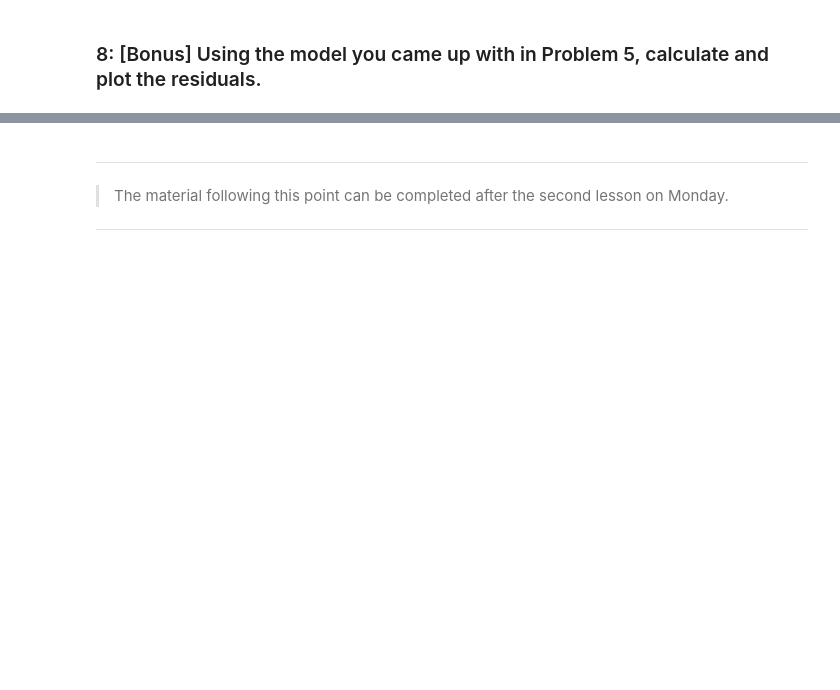
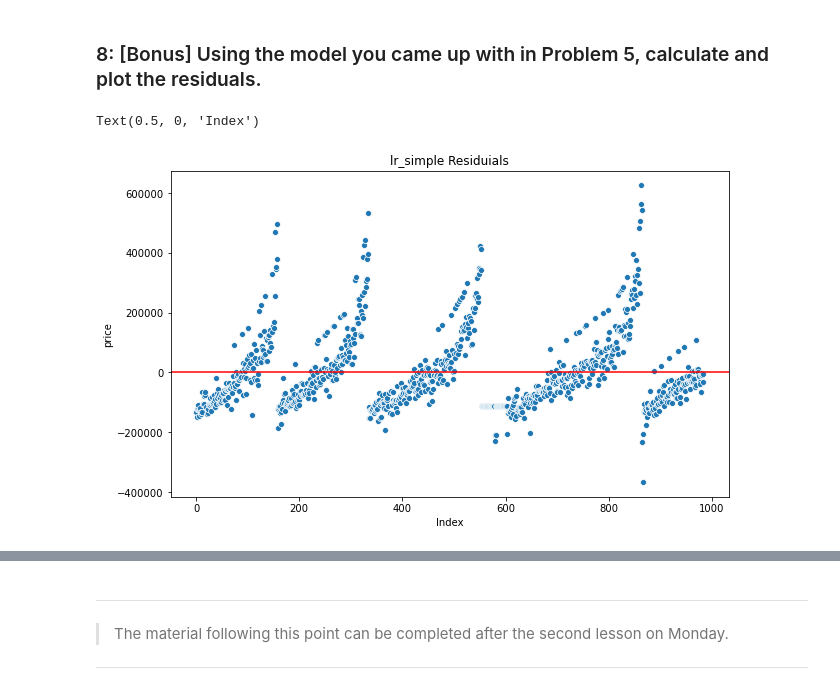
Before and after one commit to viviloaf/general-assembly, a Jupyter notebook: labs/3.01-lab-linear-regression-master/linear-regression-sacramento.ipynb, the cells around one changed output, grey strips where cells are left out. Cells and saved outputs as stored; diff of their text form; code cells hidden in the pictures; blank space fills up the shorter version.

```diff
--- a/labs/3.01-lab-linear-regression-master/linear-regression-sacramento.ipynb
+++ b/labs/3.01-lab-linear-regression-master/linear-regression-sacramento.ipynb
@@ -313,0 +337,4 @@ plt.savefig('df_corr.png');
+# %%
+lr_simple = LinearRegression()
+# %%
+lr_simple.fit(X=X_simple, y=y)
@@ -327,0 +397,14 @@ plt.savefig('df_corr.png');
+# %%
+# We pass in X because we are predicting y
+preds_simple = lr_simple.predict(X_simple)
+# %%
+residuials_simple = y - preds_simple
+# %%
+plt.figure(figsize=(10,6))
+plt.title('lr_simple Residuials')
+plt.axhline(color = 'red')
+sns.scatterplot(range(len(residuials_simple)), residuials_simple)
+plt.xlabel('Index')
+# %% [output]
+Text(0.5, 0, 'Index')
+[figure, added]
```
Also changed, not shown: parts of 41 cells of this notebook.
